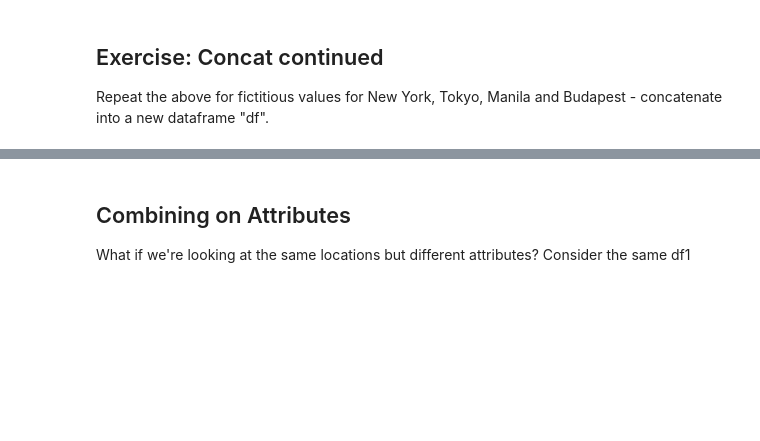
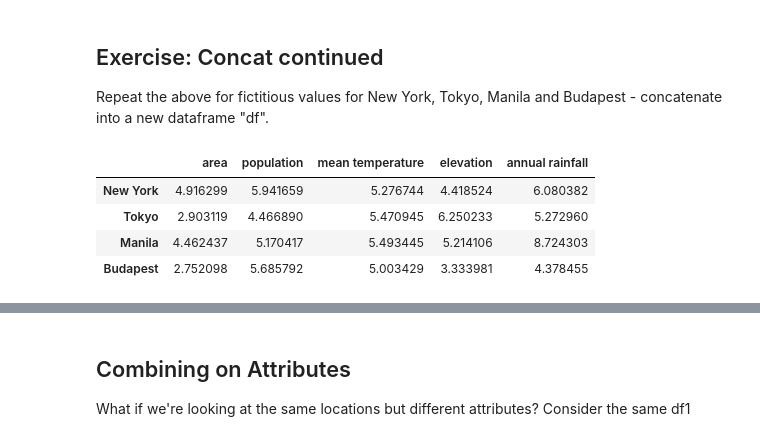
Before and after one commit to vittoriadaveri/QM-2-FINAL, a Jupyter notebook: Copy_of_W3_Merging_and_Joining_in_Python.ipynb, the cells around one changed output, grey strips where cells are left out. Cells and saved outputs as stored; diff of their text form; code cells hidden in the pictures; blank space fills up the shorter version.

```diff
--- a/Copy_of_W3_Merging_and_Joining_in_Python.ipynb
+++ b/Copy_of_W3_Merging_and_Joining_in_Python.ipynb
@@ -154,0 +159,8 @@ Repeat the above for fictitious values for New York, Tokyo, Manila and Budapest
+# %%
+df0
+# %% [output]
+|  | area | population | mean temperature | elevation | annual rainfall |
+| New York | 4.916299 | 5.941659 | 5.276744 | 4.418524 | 6.080382 |
+| Tokyo | 2.903119 | 4.466890 | 5.470945 | 6.250233 | 5.272960 |
+| Manila | 4.462437 | 5.170417 | 5.493445 | 5.214106 | 8.724303 |
+| Budapest | 2.752098 | 5.685792 | 5.003429 | 3.333981 | 4.378455 |
```
Also changed, not shown: parts of 39 cells of this notebook.
